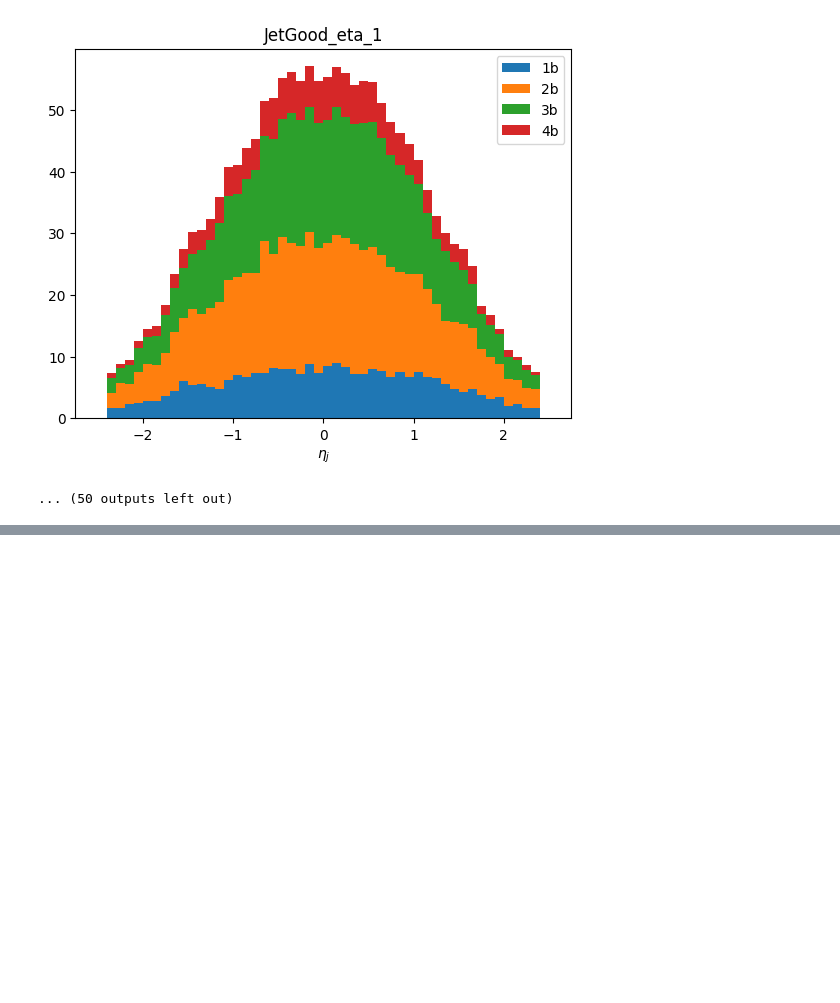
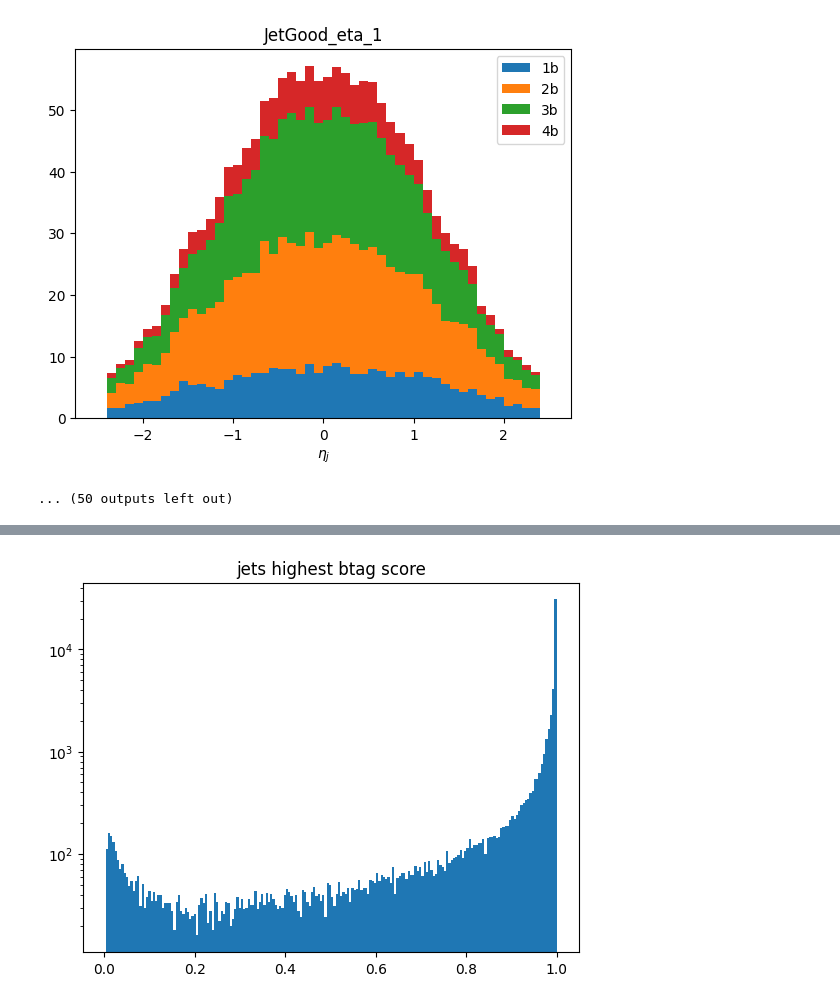
Before and after one commit to UBParker/PocketCoffea, a Jupyter notebook: stackHists.ipynb, the cells around one changed output, grey strips where cells are left out. Cells and saved outputs as stored; diff of their text form; code cells hidden in the pictures; blank space fills up the shorter version.

```diff
--- a/stackHists.ipynb
+++ b/stackHists.ipynb
@@ -106,0 +118,11 @@ for i, var_name in enumerate(o['variables'].keys()):
+# %%
+jetsBScore = ak.from_numpy(o['columns']['ttHTobb']['ttHTobb_2018']['baseline']['JetGood_btagDeepFlavB'].value)
+jetsN = ak.from_numpy(o['columns']['ttHTobb']['ttHTobb_2018']['baseline']['JetGood_N'].value)
+jetsBScore = ak.unflatten(jetsBScore,jetsN)
+maxBScore = ak.max(jetsBScore,axis=1)
+plt.hist(maxBScore,bins=200)
+plt.title("jets highest btag score")
+plt.semilogy()
+plt.show()
+# %% [output]
+[figure, added]
```
Also changed, not shown: parts of 10 cells of this notebook, 3 other files.
